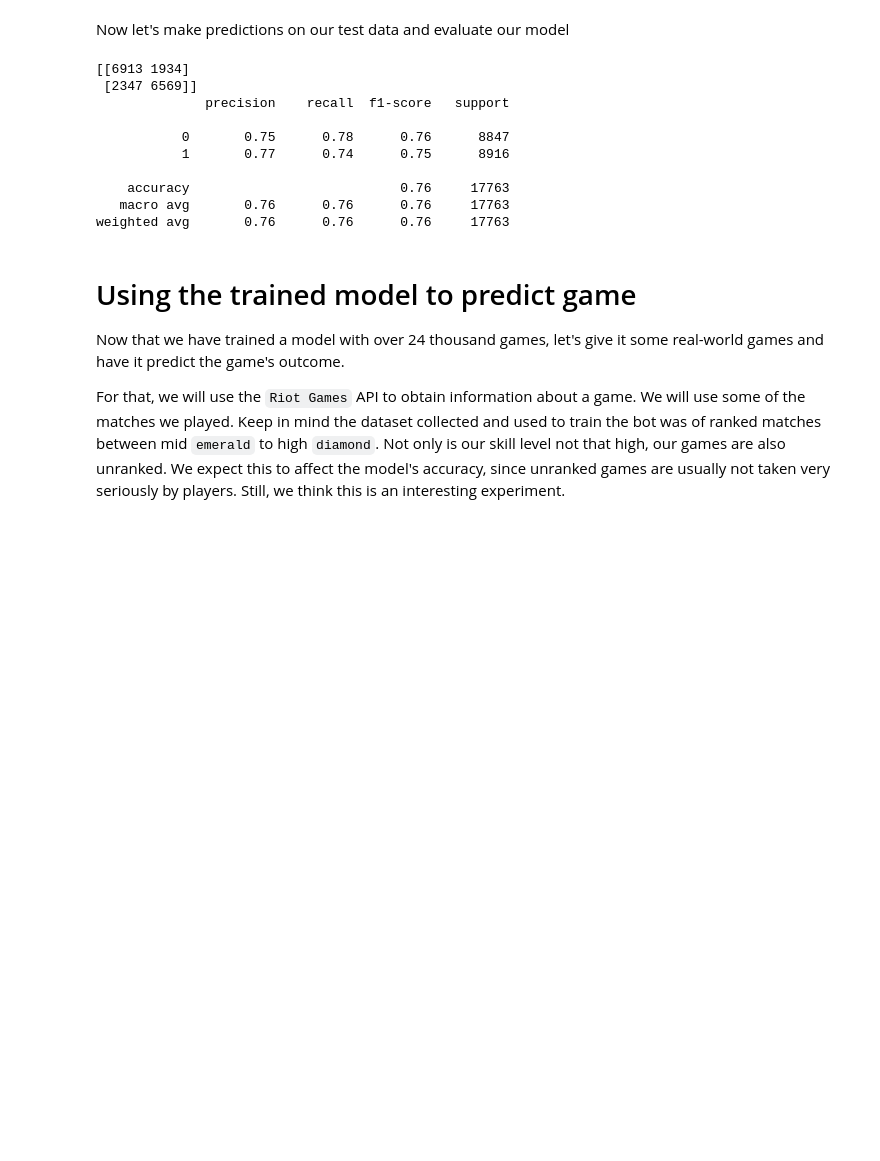
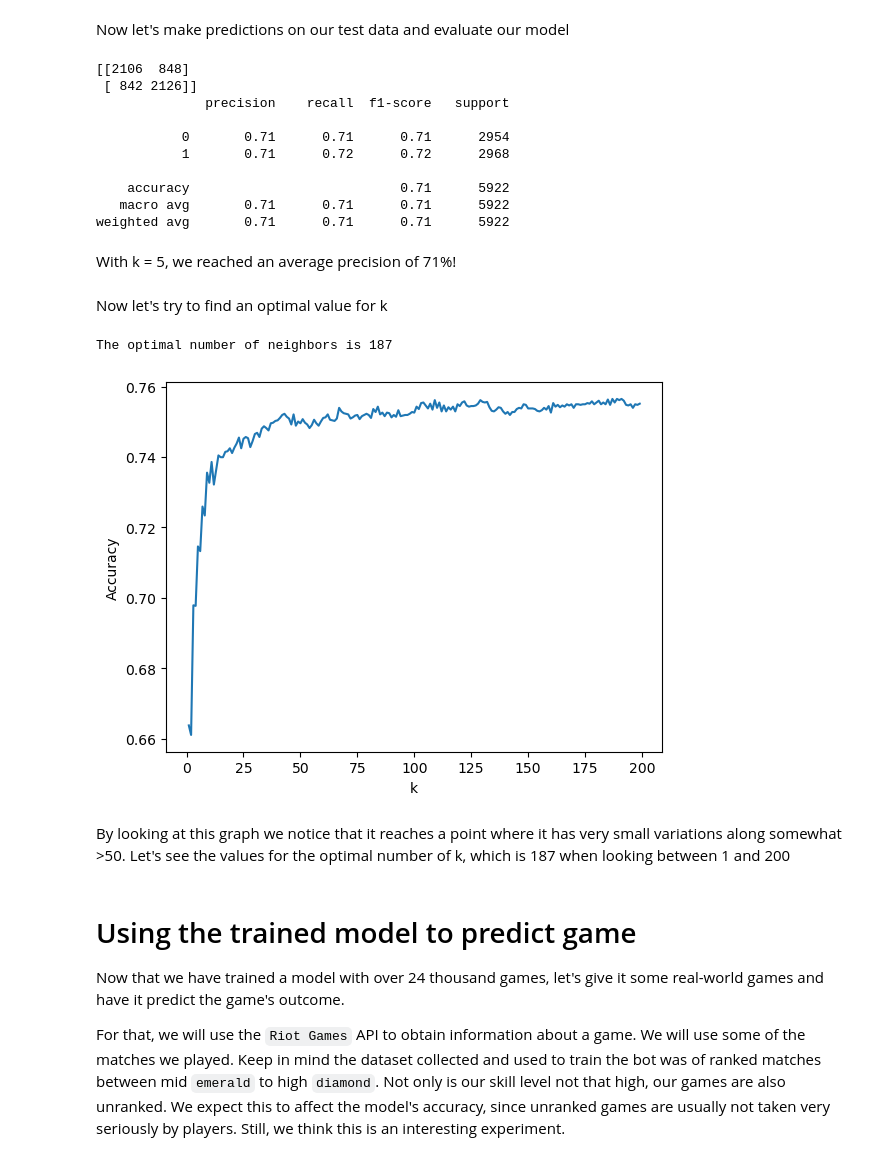
Before and after one commit to Tonevanda/IA, a Jupyter notebook: proj2/code.ipynb, the cells around one changed output. Cells and saved outputs as stored; diff of their text form; code cells hidden in the pictures; blank space fills up the shorter version.

```diff
--- a/proj2/code.ipynb
+++ b/proj2/code.ipynb
@@ -336,18 +337,52 @@ KNeighborsClassifier(n_neighbors=50)
 # %% [markdown]
 Now let's make predictions on our test data and evaluate our model
 # %%
-testing_predictions = knn.predict(k_training_inputs)
+testing_predictions = knn.predict(k_testing_inputs)
 
-print(confusion_matrix(k_training_labels, testing_predictions))
-print(classification_report(k_training_labels, testing_predictions))
+print(confusion_matrix(k_testing_labels, testing_predictions))
+print(classification_report(k_testing_labels, testing_predictions))
 # %% [output]
-[[6913 1934]
- [2347 6569]]
+[[2106  848]
+ [ 842 2126]]
               precision    recall  f1-score   support
 
-           0       0.75      0.78      0.76      8847
-           1       0.77      0.74      0.75      8916
+           0       0.71      0.71      0.71      2954
+           1       0.71      0.72      0.72      2968
 
-    accuracy                           0.76     17763
-   macro avg       0.76      0.76      0.76     17763
-weighted avg       0.76      0.76      0.76     17763
+    accuracy                           0.71      5922
+   macro avg       0.71      0.71      0.71      5922
+weighted avg       0.71      0.71      0.71      5922
+# %% [markdown]
+With k = 5, we reached an average precision of 71%!
+# %% [markdown]
+Now let's try to find an optimal value for k
+# %%
+# List to hold the different accuracy scores
+accuracy_scores = []
+
+# Range of k values to try
+k_values = range(1, 200)
+
+# Loop over k values
+for k in k_values:
+    knn = KNeighborsClassifier(n_neighbors=k)
+    knn.fit(k_training_inputs, k_training_labels)
+    y_pred = knn.predict(k_testing_inputs)
+    accuracy = accuracy_score(k_testing_labels, y_pred)
+    accuracy_scores.append(accuracy)
+
+# Find the k value that gave the highest accuracy
+optimal_k = k_values[accuracy_scores.index(max(accuracy_scores))]
+
+print(f"The optimal number of neighbors is {optimal_k}")
+
+plt.plot(k_values, accuracy_scores)
+plt.xlabel('k')
+plt.ylabel('Accuracy')
+plt.show()
+# %% [output]
+The optimal number of neighbors is 187
+[figure, added]
+# %% [markdown]
+By looking at this graph we notice that it reaches a point where it has very small variations along somewhat >50.
+Let's see the values for the optimal number of k, which is 187 when looking between 1 and 200
```
Also changed, not shown: parts of 4 cells of this notebook.
